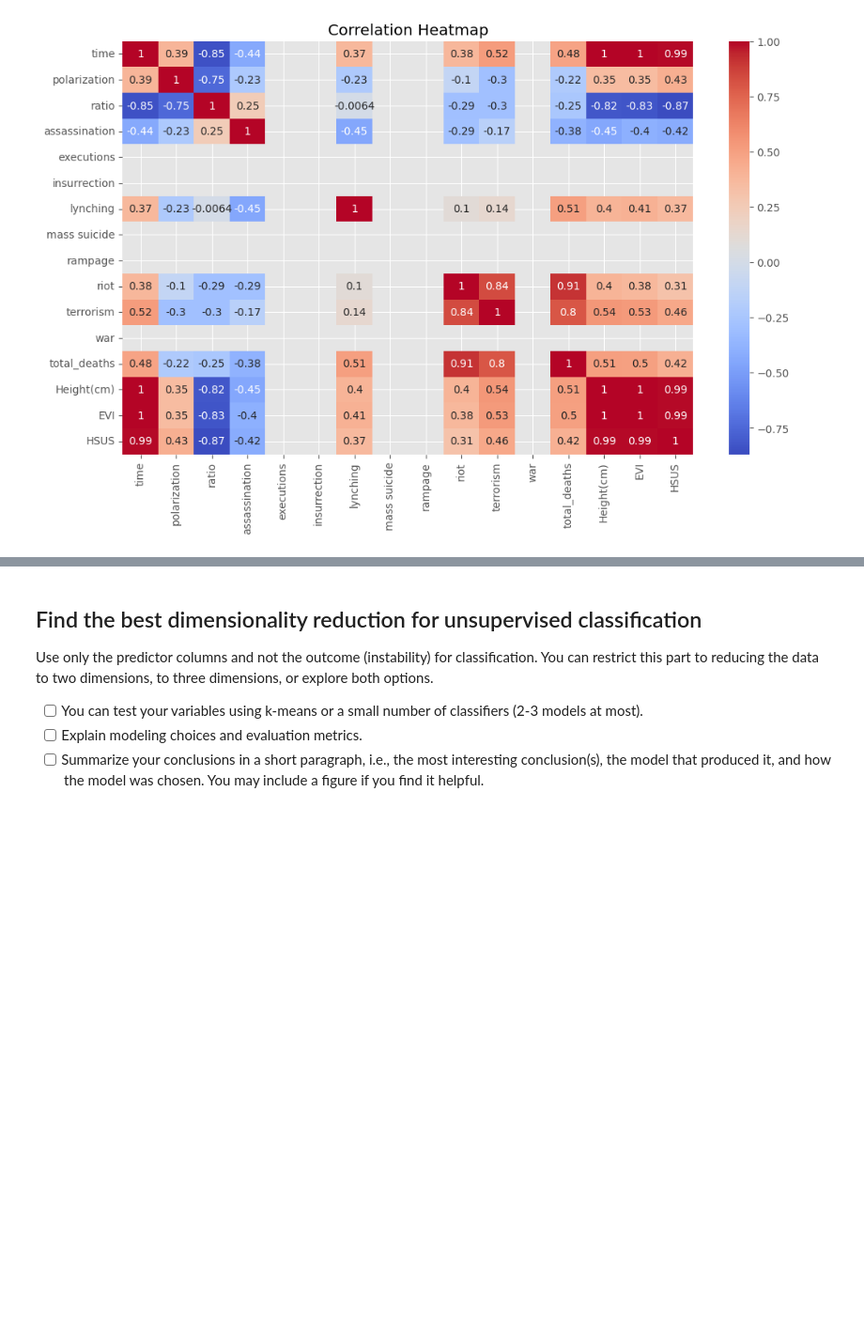
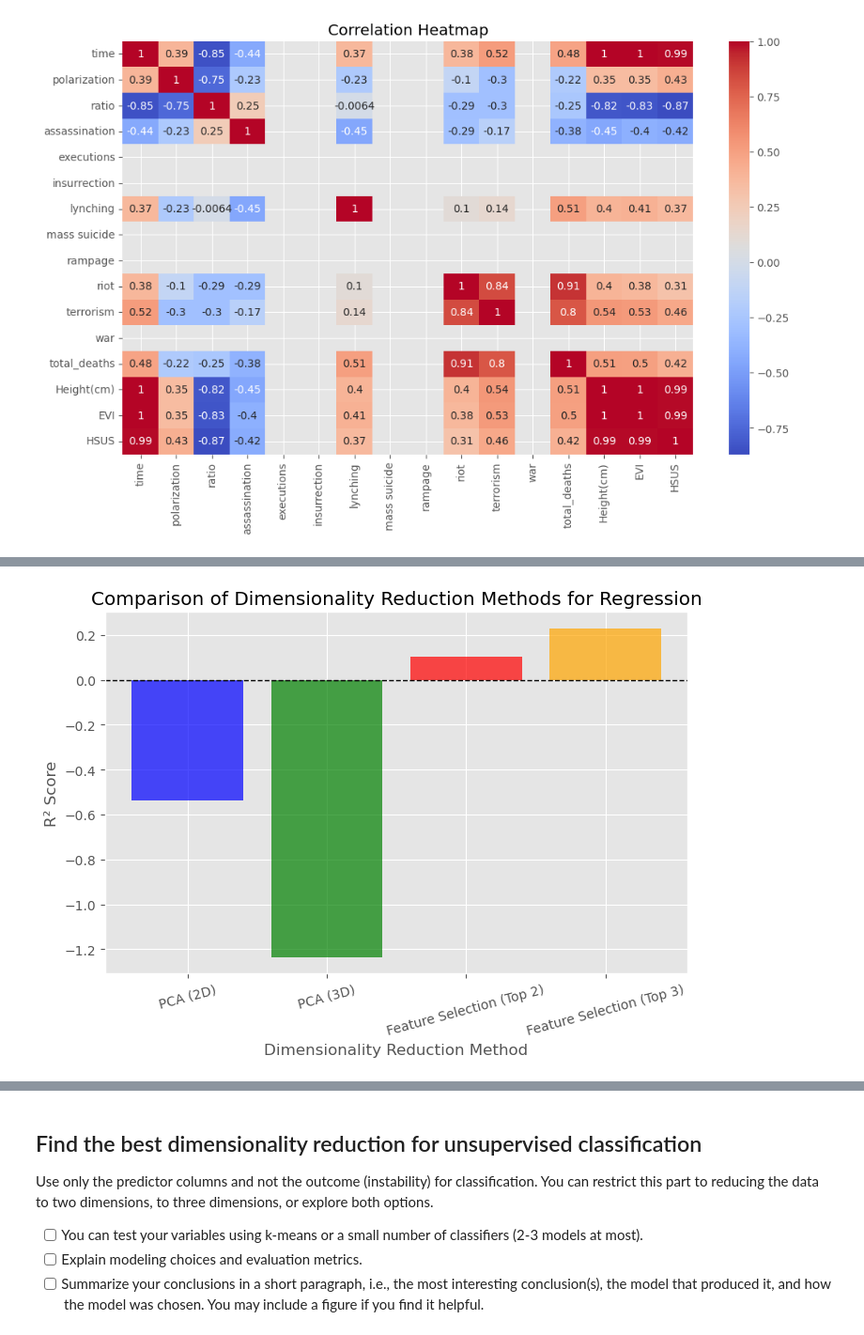
Before and after one commit to yhernandezm05/Final_project_data221, a Jupyter notebook: FInal_project.ipynb, the cells around one changed output, grey strips where cells are left out. Shown at 94% size. Drawn from its saved outputs; the diff is of its cells as text; code cells hidden in the pictures; blank space fills up the shorter version.

```diff
--- a/FInal_project.ipynb
+++ b/FInal_project.ipynb
@@ -289,0 +389,11 @@ You can restrict this part to reducing the data to two dimensions, to three dime
+# %%
+plt.figure(figsize=(8, 5))
+plt.bar(results_reduction_df["Reduction Method"], results_reduction_df["R2 Score"], alpha=0.7, color=['blue', 'green', 'red', 'orange'])
+plt.xlabel("Dimensionality Reduction Method")
+plt.ylabel("R² Score")
+plt.title("Comparison of Dimensionality Reduction Methods for Regression")
+plt.axhline(0, color="black", linewidth=1, linestyle="--")  # Reference line at R² = 0
+plt.xticks(rotation=15)
+plt.show()
+# %% [output]
+[figure, added]
```
Also changed, not shown: parts of 11 cells of this notebook.
